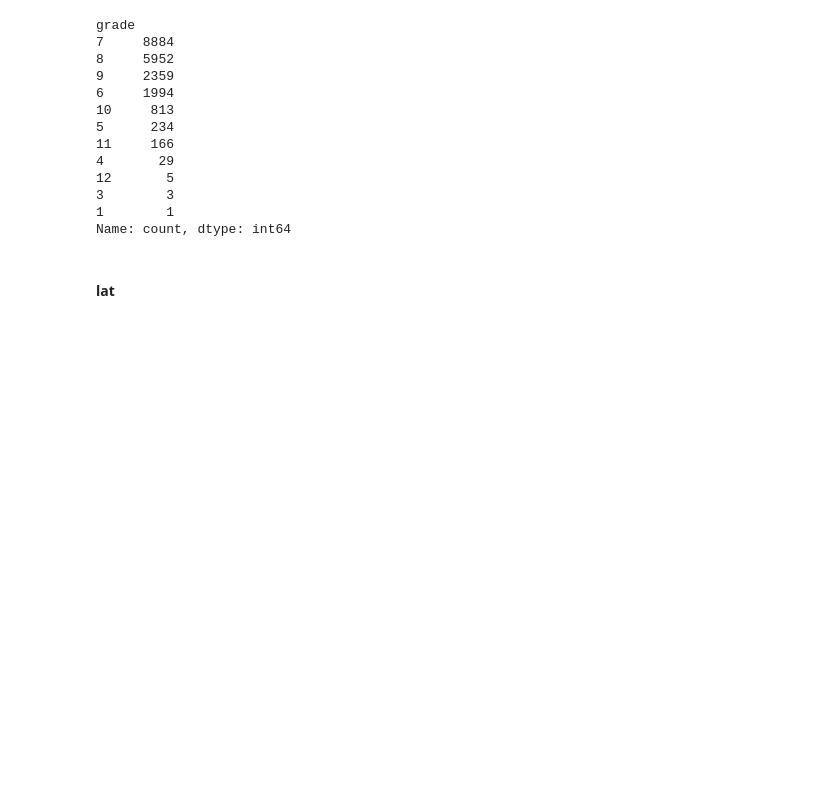
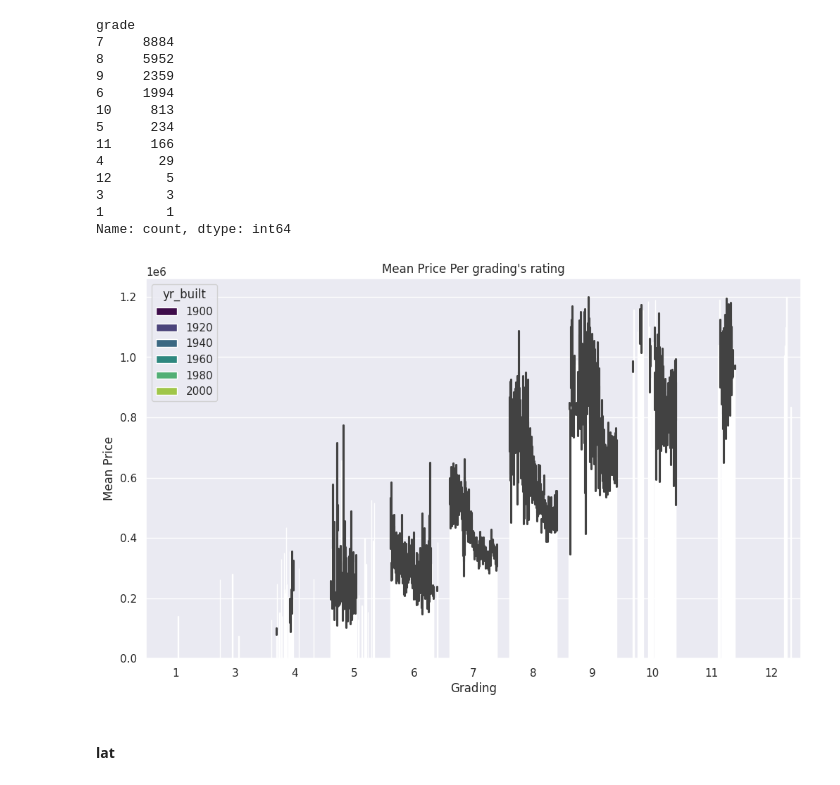
Before and after one commit to julienRactM/apartment-hunter, a Jupyter notebook: main_notebook.ipynb, the cells around one changed output. Saved outputs shown, nothing was run; the diff lists cells and outputs as text; code cells hidden in the pictures; blank space fills up the shorter version.

```diff
--- a/main_notebook.ipynb
+++ b/main_notebook.ipynb
@@ -763,3 +887,12 @@ Name: count, dtype: int64
+# %%
+plt.figure(figsize=(12, 7))
+sns.barplot(data=df, x='grade', y='price', hue='yr_built', palette='viridis',)
+plt.title("Mean Price Per grading's rating")
+plt.xlabel('Grading')
+plt.ylabel('Mean Price')
+plt.show()
+# %% [output]
+[figure, added]
 # %% [markdown]
 #### lat
 # %% [markdown]
```
Also changed, not shown: parts of 21 cells of this notebook.
